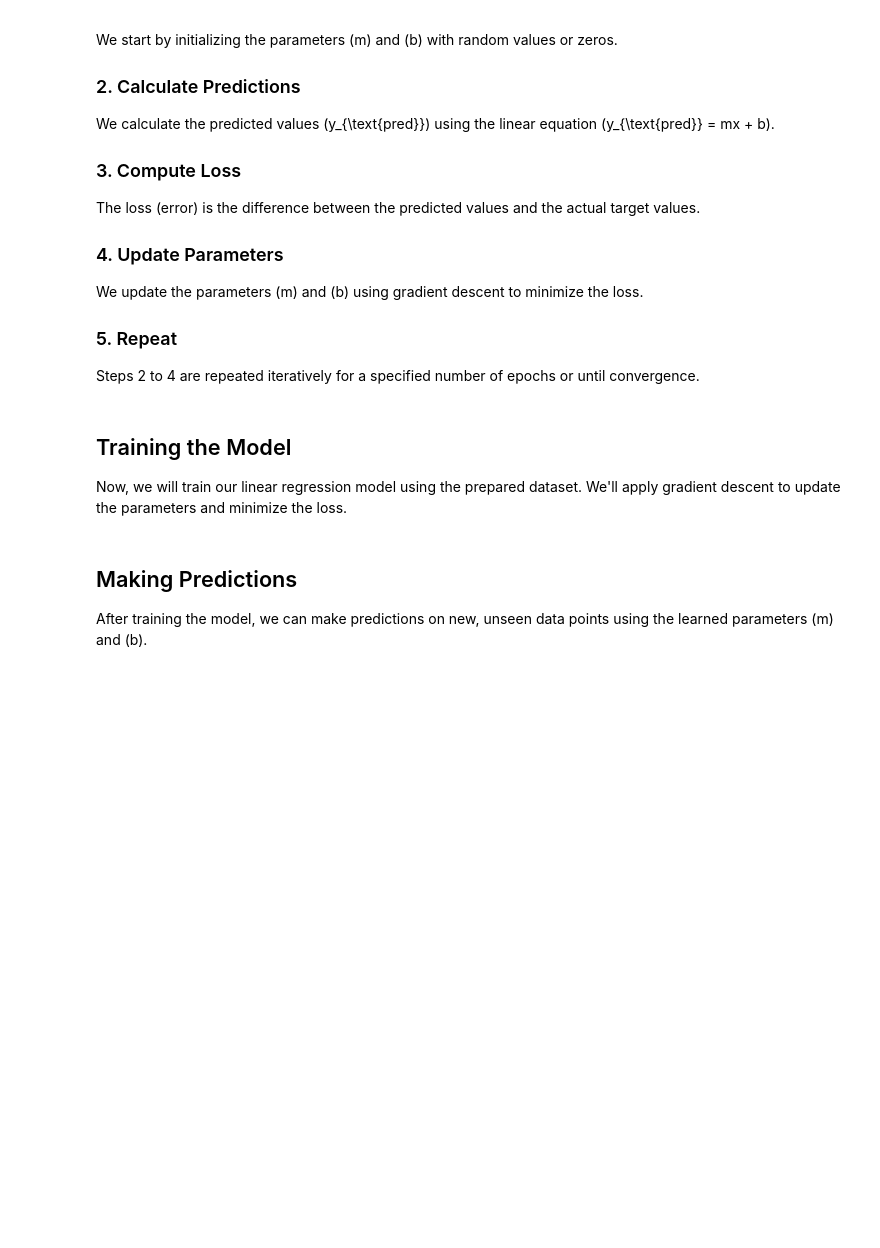
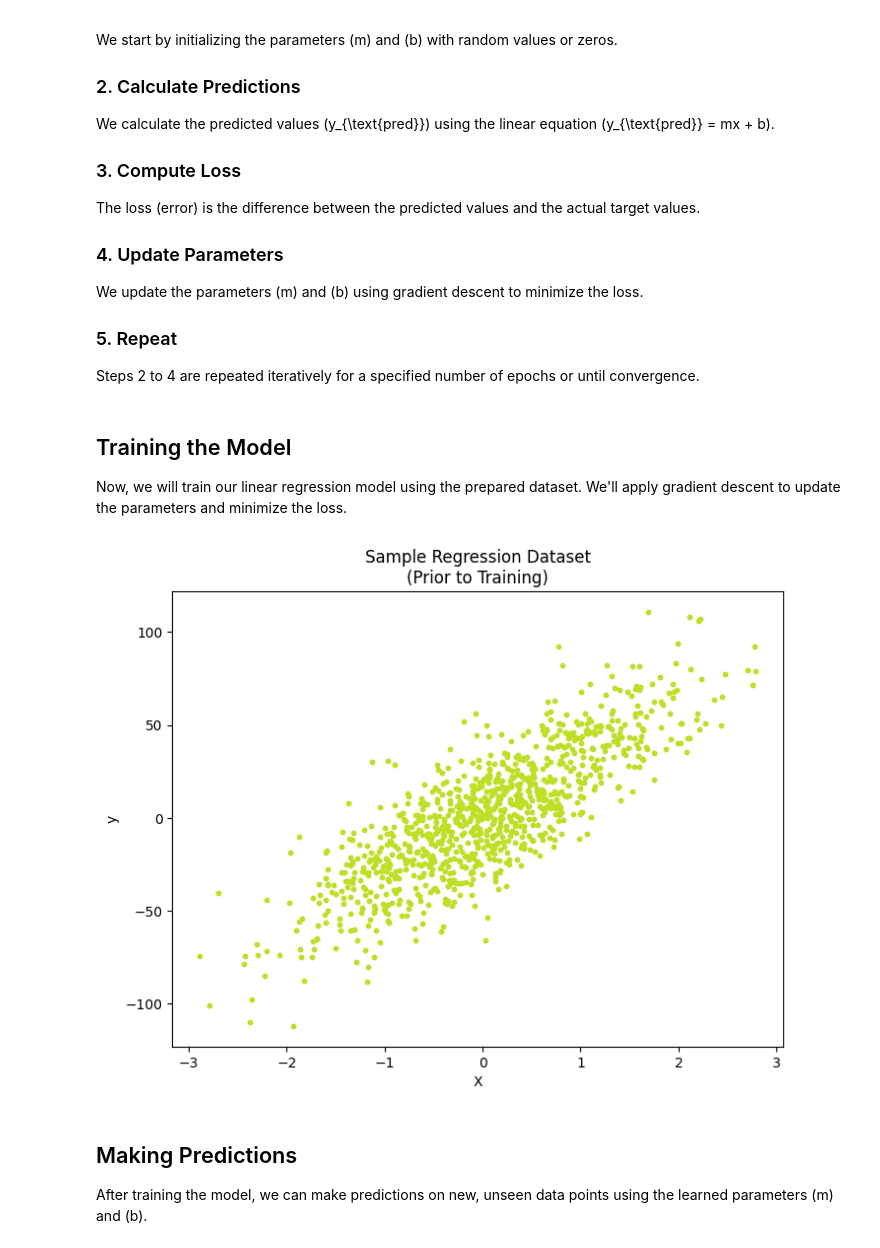
Before and after one commit to waugh-joseph10/ML_from_Scratch, a Jupyter notebook: Linear_Regression.ipynb, the cells around one changed output. Drawn from its saved outputs; the diff is of its cells as text; code cells hidden in the pictures; blank space fills up the shorter version.

Commit message:
Updated Linear_Regression.ipynb Notebook

```diff
--- a/Linear_Regression.ipynb
+++ b/Linear_Regression.ipynb
@@ -71,3 +101,22 @@ class LinearRegression:
 ## Training the Model <a name="training-the-model"></a>
 
 Now, we will train our linear regression model using the prepared dataset. We'll apply gradient descent to update the parameters and minimize the loss.
+# %%
+# Generate a Regression Dataset
+X, y = datasets.make_regression(n_samples=1000, n_features=1, noise=20, random_state=4)
+
+# Perform a split of training and testing data with an 80/20 ratio
+X_train, X_test, y_train, y_test = train_test_split(
+    X, y, test_size=0.2, random_state = 4
+)
+# %%
+# Visualize the Dataset prior to Training
+cmap = plt.get_cmap("viridis")
+fig, ax = plt.subplots(figsize=(8, 6))
+ax.scatter(X, y, color=cmap(0.9), s=10)
+ax.set_title('Sample Regression Dataset\n(Prior to Training)')
+ax.set_xlabel('X')
+ax.set_ylabel('y')
+plt.show()
+# %% [output]
+[figure, added]
```
Also changed, not shown: parts of 7 cells of this notebook.
